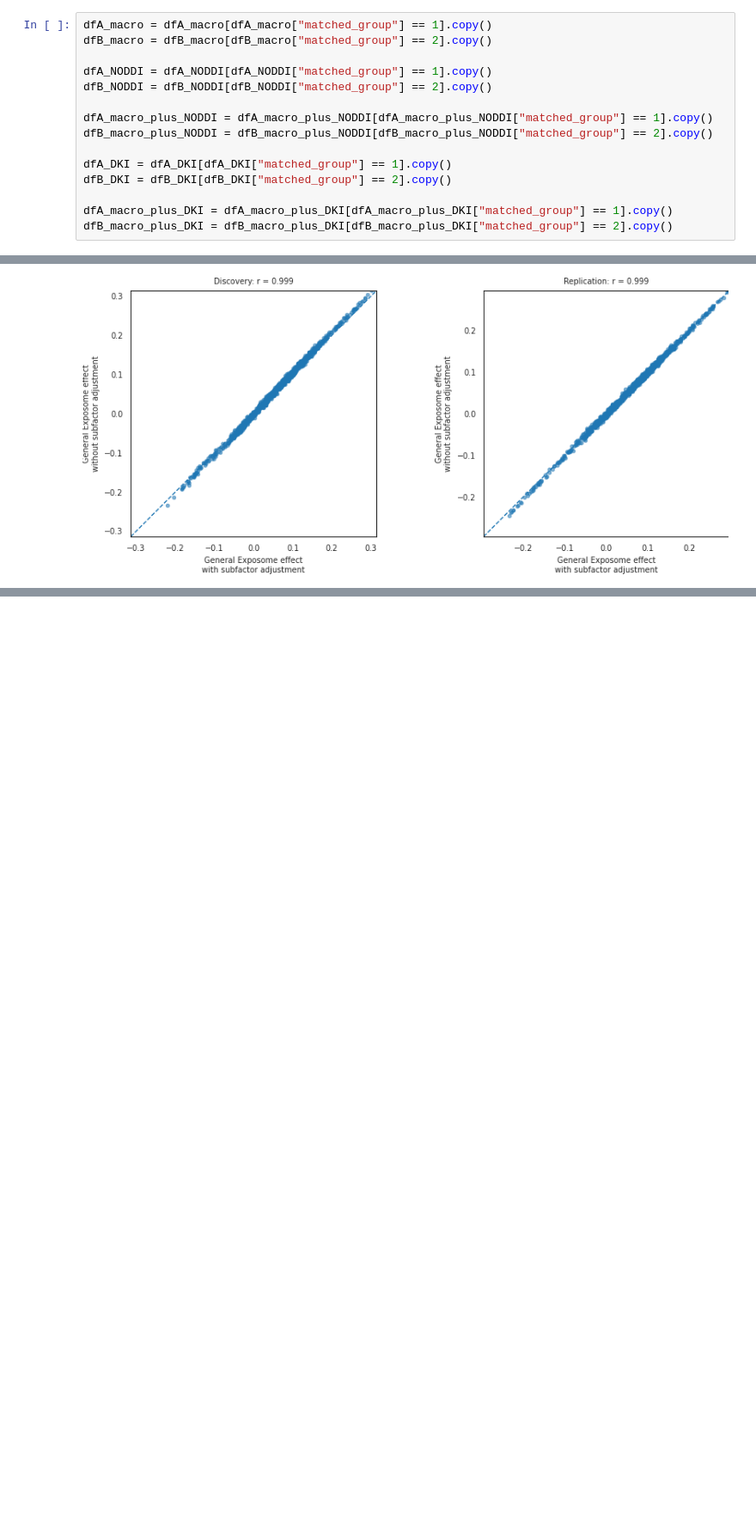
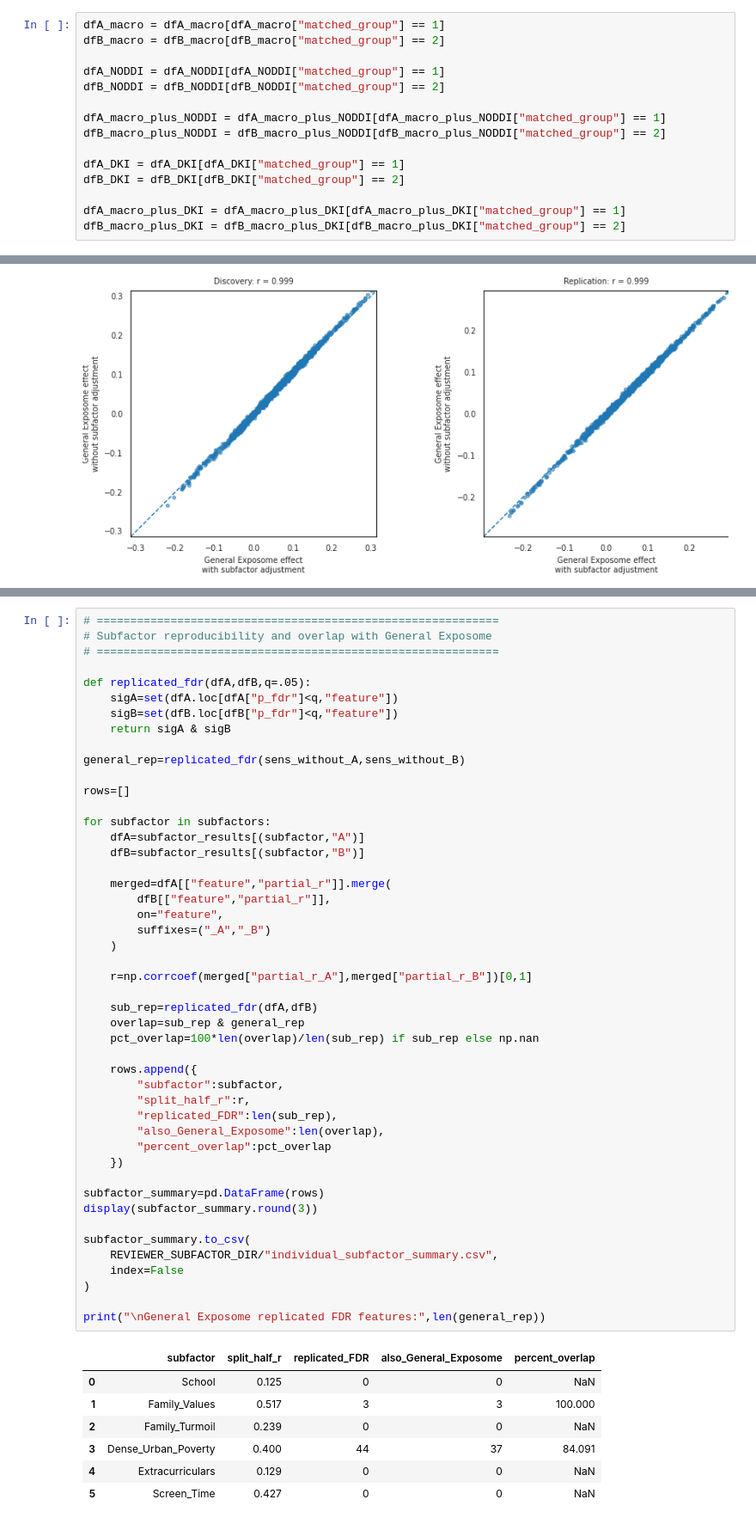
Before and after one commit to PennLINC/macedo_wm_exposome, a Jupyter notebook: code/Figure_2_Mass_Univariate_reviewer_revision.ipynb, the cells around one changed output, grey strips where cells are left out. Shown at 86% size. Saved outputs shown, nothing was run; the diff lists cells and outputs as text; blank space fills up the shorter version.

```diff
--- a/code/Figure_2_Mass_Univariate_reviewer_revision.ipynb
+++ b/code/Figure_2_Mass_Univariate_reviewer_revision.ipynb
@@ -67,20 +67,20 @@ These dataframes include the full set of participants (both split halves), harmo
 
 Here, we only take the split half we want for each analysis. E.g. for the discovery analyses, we take only the discovery participants from the dataframe harmonized on the discovery data.
 # %%
-dfA_macro = dfA_macro[dfA_macro["matched_group"] == 1].copy()
-dfB_macro = dfB_macro[dfB_macro["matched_group"] == 2].copy()
+dfA_macro = dfA_macro[dfA_macro["matched_group"] == 1]
+dfB_macro = dfB_macro[dfB_macro["matched_group"] == 2]
 
-dfA_NODDI = dfA_NODDI[dfA_NODDI["matched_group"] == 1].copy()
-dfB_NODDI = dfB_NODDI[dfB_NODDI["matched_group"] == 2].copy()
+dfA_NODDI = dfA_NODDI[dfA_NODDI["matched_group"] == 1]
+dfB_NODDI = dfB_NODDI[dfB_NODDI["matched_group"] == 2]
 
-dfA_macro_plus_NODDI = dfA_macro_plus_NODDI[dfA_macro_plus_NODDI["matched_group"] == 1].copy()
-dfB_macro_plus_NODDI = dfB_macro_plus_NODDI[dfB_macro_plus_NODDI["matched_group"] == 2].copy()
+dfA_macro_plus_NODDI = dfA_macro_plus_NODDI[dfA_macro_plus_NODDI["matched_group"] == 1]
+dfB_macro_plus_NODDI = dfB_macro_plus_NODDI[dfB_macro_plus_NODDI["matched_group"] == 2]
 
-dfA_DKI = dfA_DKI[dfA_DKI["matched_group"] == 1].copy()
-dfB_DKI = dfB_DKI[dfB_DKI["matched_group"] == 2].copy()
+dfA_DKI = dfA_DKI[dfA_DKI["matched_group"] == 1]
+dfB_DKI = dfB_DKI[dfB_DKI["matched_group"] == 2]
 
-dfA_macro_plus_DKI = dfA_macro_plus_DKI[dfA_macro_plus_DKI["matched_group"] == 1].copy()
-dfB_macro_plus_DKI = dfB_macro_plus_DKI[dfB_macro_plus_DKI["matched_group"] == 2].copy()
+dfA_macro_plus_DKI = dfA_macro_plus_DKI[dfA_macro_plus_DKI["matched_group"] == 1]
+dfB_macro_plus_DKI = dfB_macro_plus_DKI[dfB_macro_plus_DKI["matched_group"] == 2]
 # %% [markdown]
 ### Helper functions for downstream analyses
 # %%
@@ -1158,0 +1188,55 @@ plt.show()
+# %%
+# ============================================================
+# Subfactor reproducibility and overlap with General Exposome
+# ============================================================
+
+def replicated_fdr(dfA,dfB,q=.05):
+    sigA=set(dfA.loc[dfA["p_fdr"]<q,"feature"])
+    sigB=set(dfB.loc[dfB["p_fdr"]<q,"feature"])
+    return sigA & sigB
+
+general_rep=replicated_fdr(sens_without_A,sens_without_B)
+
+rows=[]
+
+for subfactor in subfactors:
+    dfA=subfactor_results[(subfactor,"A")]
+    dfB=subfactor_results[(subfactor,"B")]
+
+    merged=dfA[["feature","partial_r"]].merge(
+        dfB[["feature","partial_r"]],
+        on="feature",
+        suffixes=("_A","_B")
+    )
+
+    r=np.corrcoef(merged["partial_r_A"],merged["partial_r_B"])[0,1]
+
+    sub_rep=replicated_fdr(dfA,dfB)
+    overlap=sub_rep & general_rep
+    pct_overlap=100*len(overlap)/len(sub_rep) if sub_rep else np.nan
+
+    rows.append({
+        "subfactor":subfactor,
+        "split_half_r":r,
+        "replicated_FDR":len(sub_rep),
+        "also_General_Exposome":len(overlap),
+        "percent_overlap":pct_overlap
+    })
+
+subfactor_summary=pd.DataFrame(rows)
+display(subfactor_summary.round(3))
+
+subfactor_summary.to_csv(
+    REVIEWER_SUBFACTOR_DIR/"individual_subfactor_summary.csv",
+    index=False
+)
+
+print("\nGeneral Exposome replicated FDR features:",len(general_rep))
+# %% [output]
+|  | subfactor | split_half_r | replicated_FDR | also_General_Exposome | percent_overlap |
+| 0 | School | 0.125 | 0 | 0 | NaN |
+| 1 | Family_Values | 0.517 | 3 | 3 | 100.000 |
+| 2 | Family_Turmoil | 0.239 | 0 | 0 | NaN |
+| 3 | Dense_Urban_Poverty | 0.400 | 44 | 37 | 84.091 |
+| 4 | Extracurriculars | 0.129 | 0 | 0 | NaN |
+| 5 | Screen_Time | 0.427 | 0 | 0 | NaN |
```
Also changed, not shown: parts of 12 cells of this notebook, 7 other files.
